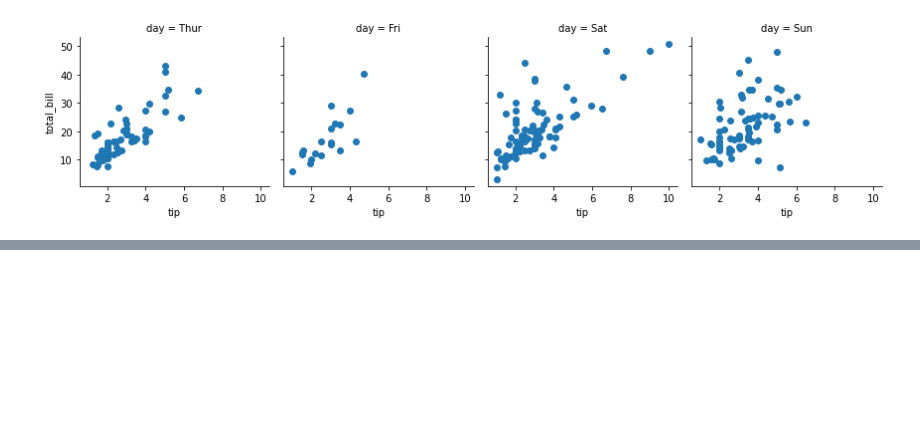
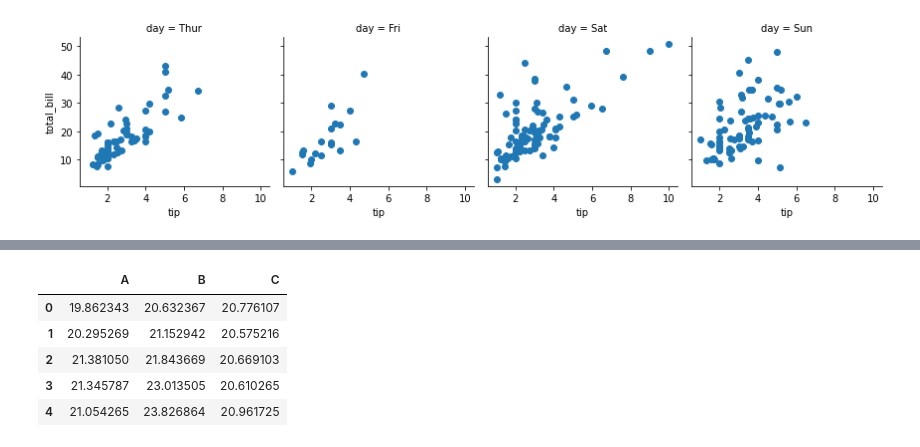
Before and after one commit to abagla18/ineuron_MLDL, a Jupyter notebook: 1_Python/4_plotting_libraries.ipynb, the cells around one changed output, grey strips where cells are left out. Drawn from its saved outputs; the diff is of its cells as text; code cells hidden in the pictures; blank space fills up the shorter version.

```diff
--- a/1_Python/4_plotting_libraries.ipynb
+++ b/1_Python/4_plotting_libraries.ipynb
@@ -299,0 +354,9 @@ plt.show()
+# %%
+df.head()
+# %% [output]
+|  | A | B | C |
+| 0 | 19.862343 | 20.632367 | 20.776107 |
+| 1 | 20.295269 | 21.152942 | 20.575216 |
+| 2 | 21.381050 | 21.843669 | 20.669103 |
+| 3 | 21.345787 | 23.013505 | 20.610265 |
+| 4 | 21.054265 | 23.826864 | 20.961725 |
```
Also changed, not shown: parts of 37 cells of this notebook, 1 other file.
